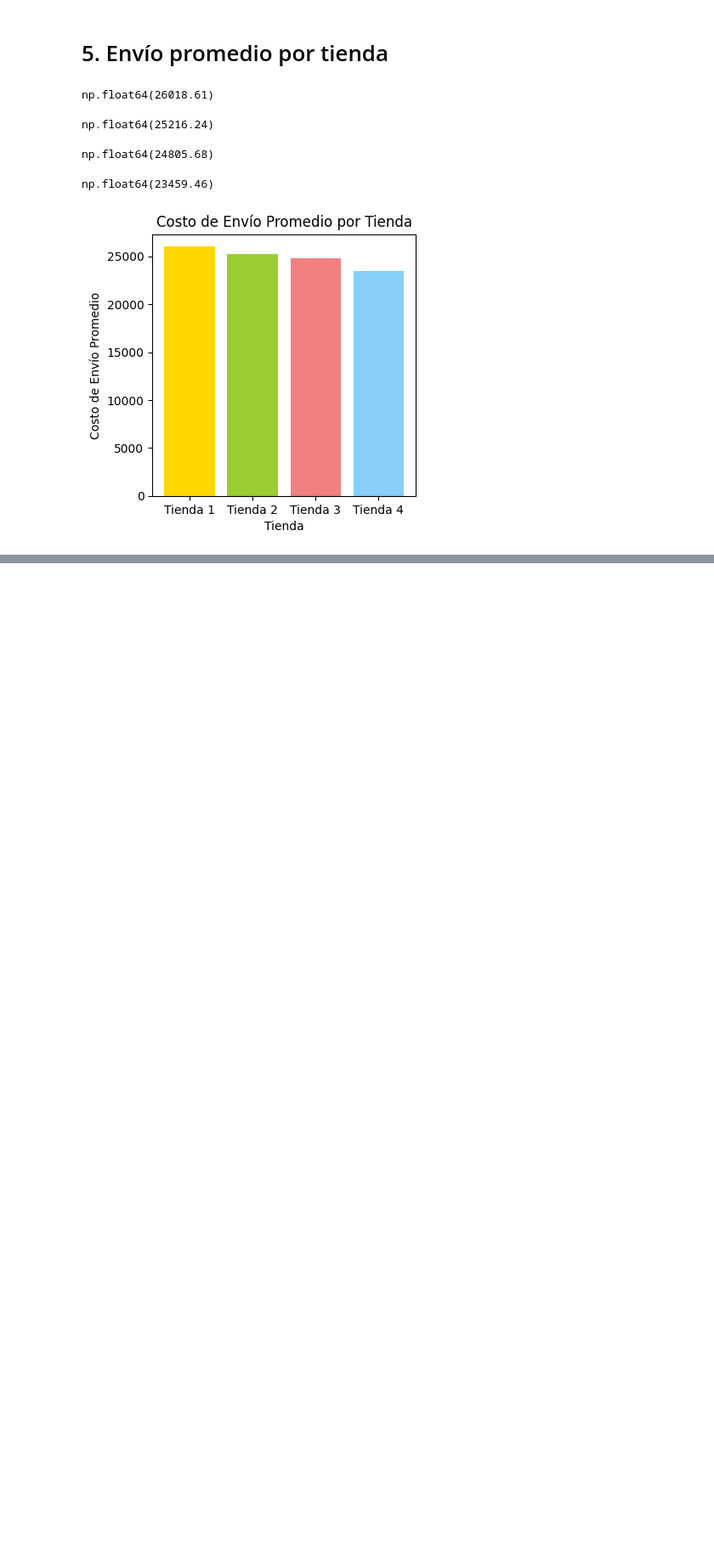
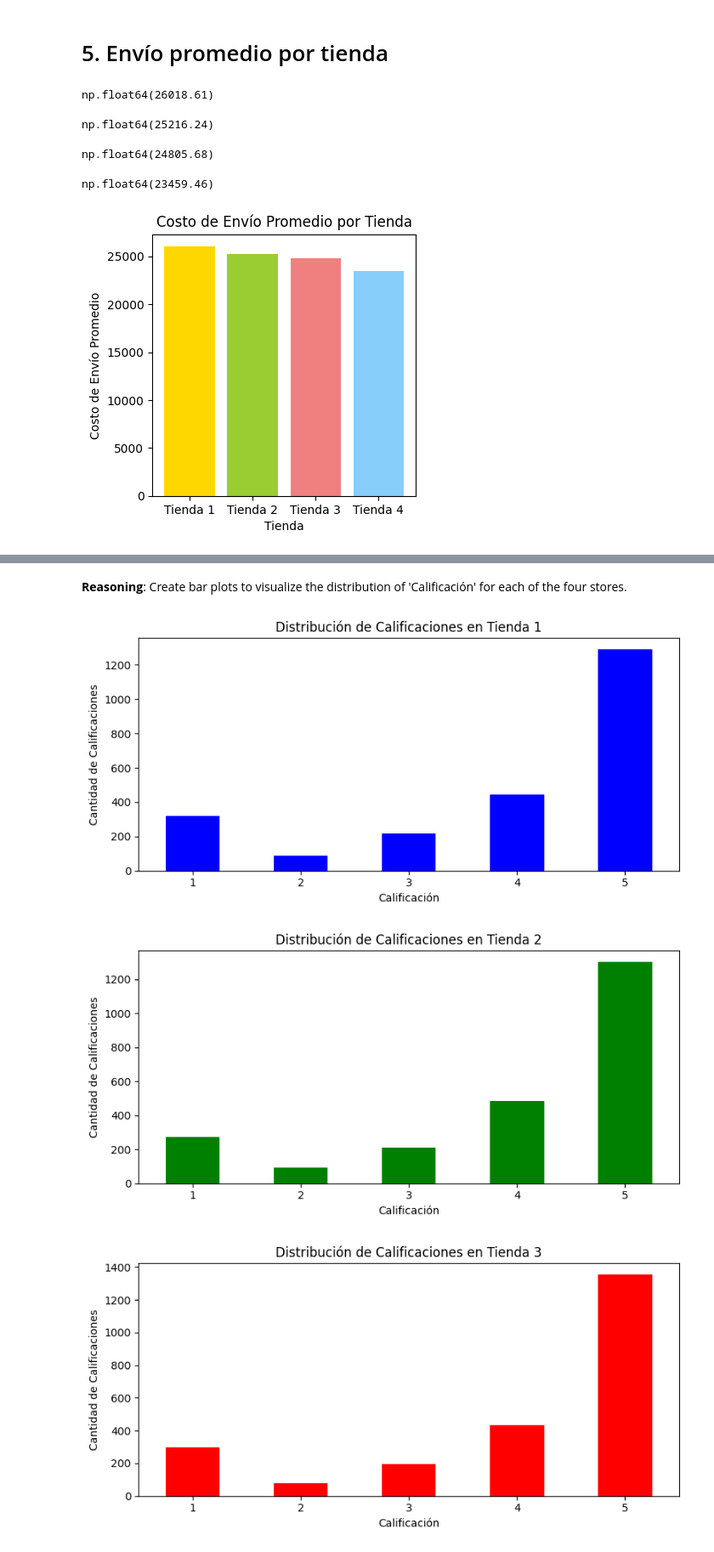
Before and after one commit to Gaby46Pe/challenge1-data-science-latam-gap, a Jupyter notebook: AluraStoreLatam.ipynb, the cells around one changed output, grey strips where cells are left out. Shown at 85% size. Saved outputs shown, nothing was run; the diff lists cells and outputs as text; code cells hidden in the pictures; blank space fills up the shorter version.

```diff
--- a/AluraStoreLatam.ipynb
+++ b/AluraStoreLatam.ipynb
@@ -790,0 +859,43 @@ plt.show()
+# %% [markdown]
+**Reasoning**:
+Create bar plots to visualize the distribution of 'Calificación' for each of the four stores.
+# %%
+plt.figure(figsize=(8, 4))
+tienda.groupby('Calificación').size().sort_index().plot(kind='bar', color='blue')
+plt.title('Distribución de Calificaciones en Tienda 1')
+plt.xlabel('Calificación')
+plt.ylabel('Cantidad de Calificaciones')
+plt.xticks(rotation=0)
+plt.tight_layout()
+plt.show()
+
+plt.figure(figsize=(8, 4))
+tienda2.groupby('Calificación').size().sort_index().plot(kind='bar', color='green')
+plt.title('Distribución de Calificaciones en Tienda 2')
+plt.xlabel('Calificación')
+plt.ylabel('Cantidad de Calificaciones')
+plt.xticks(rotation=0)
+plt.tight_layout()
+plt.show()
+
+plt.figure(figsize=(8, 4))
+tienda3.groupby('Calificación').size().sort_index().plot(kind='bar', color='red')
+plt.title('Distribución de Calificaciones en Tienda 3')
+plt.xlabel('Calificación')
+plt.ylabel('Cantidad de Calificaciones')
+plt.xticks(rotation=0)
+plt.tight_layout()
+plt.show()
+
+plt.figure(figsize=(8, 4))
+tienda4.groupby('Calificación').size().sort_index().plot(kind='bar', color='purple')
+plt.title('Distribución de Calificaciones en Tienda 4')
+plt.xlabel('Calificación')
+plt.ylabel('Cantidad de Calificaciones')
+plt.xticks(rotation=0)
+plt.tight_layout()
+plt.show()
+# %% [output]
+[figure, added]
+[figure, added]
+[figure, added]
```
Also changed, not shown: parts of 18 cells of this notebook.
